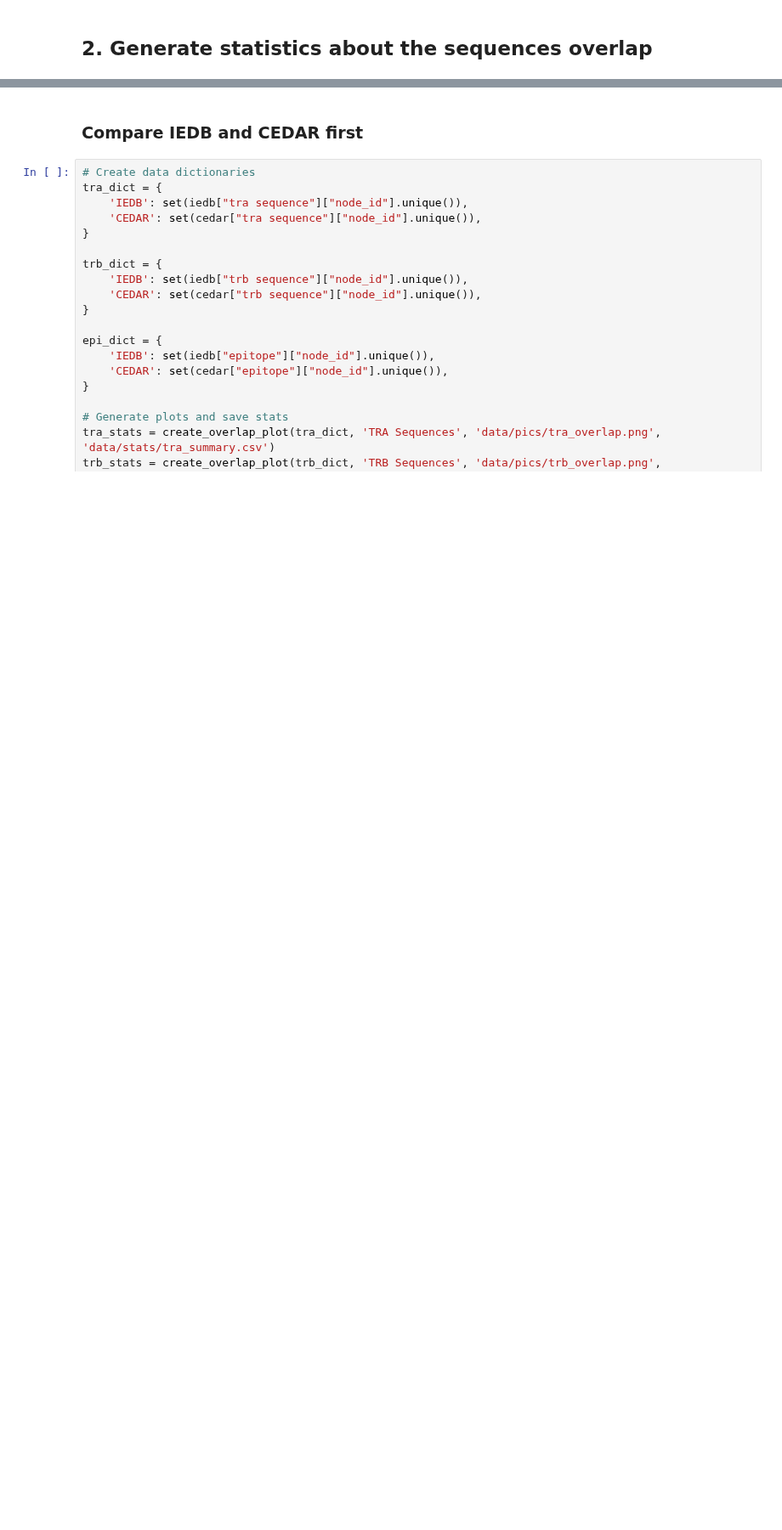
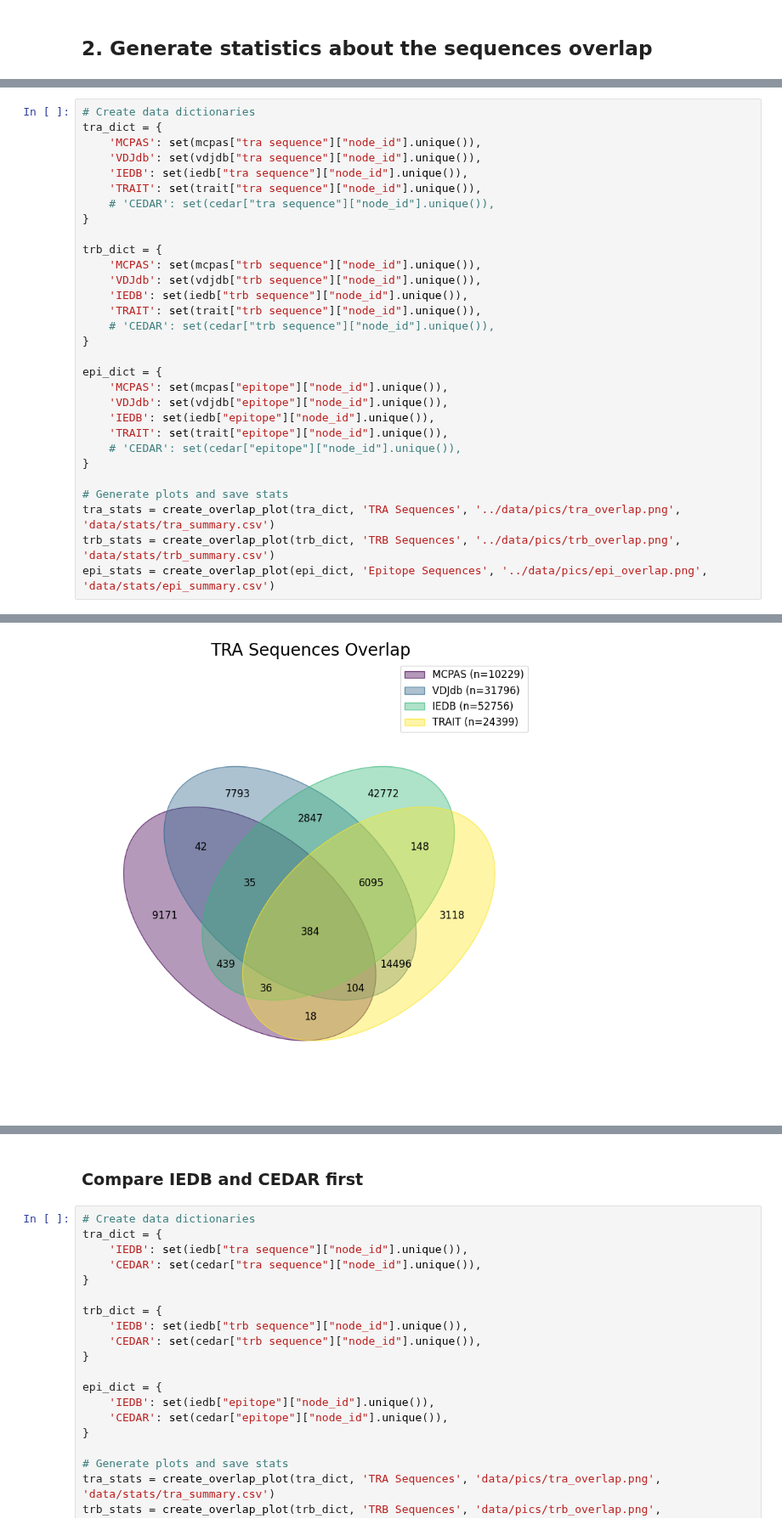
Before and after one commit to biocypher/iggytop, a Jupyter notebook: notebooks/2_statistics_dbs.ipynb, the cells around one changed output, grey strips where cells are left out. Shown at 85% size. Cells and saved outputs as stored; diff of their text form; blank space fills up the shorter version.

```diff
--- a/notebooks/2_statistics_dbs.ipynb
+++ b/notebooks/2_statistics_dbs.ipynb
@@ -235,0 +374,31 @@ def create_overlap_plot(data_dict, title, save_path, stats_save_path):
+# %%
+# Create data dictionaries
+tra_dict = {
+    'MCPAS': set(mcpas["tra sequence"]["node_id"].unique()),
+    'VDJdb': set(vdjdb["tra sequence"]["node_id"].unique()),
+    'IEDB': set(iedb["tra sequence"]["node_id"].unique()),
+    'TRAIT': set(trait["tra sequence"]["node_id"].unique()),
+    # 'CEDAR': set(cedar["tra sequence"]["node_id"].unique()),
+}
+
+trb_dict = {
+    'MCPAS': set(mcpas["trb sequence"]["node_id"].unique()),
+    'VDJdb': set(vdjdb["trb sequence"]["node_id"].unique()),
+    'IEDB': set(iedb["trb sequence"]["node_id"].unique()),
+    'TRAIT': set(trait["trb sequence"]["node_id"].unique()),
+    # 'CEDAR': set(cedar["trb sequence"]["node_id"].unique()),
+}
+
+epi_dict = {
+    'MCPAS': set(mcpas["epitope"]["node_id"].unique()),
+    'VDJdb': set(vdjdb["epitope"]["node_id"].unique()),
+    'IEDB': set(iedb["epitope"]["node_id"].unique()),
+    'TRAIT': set(trait["epitope"]["node_id"].unique()),
+    # 'CEDAR': set(cedar["epitope"]["node_id"].unique()),
+}
+
+# Generate plots and save stats
+tra_stats = create_overlap_plot(tra_dict, 'TRA Sequences', '../data/pics/tra_overlap.png', 'data/stats/tra_summary.csv')
+trb_stats = create_overlap_plot(trb_dict, 'TRB Sequences', '../data/pics/trb_overlap.png', 'data/stats/trb_summary.csv')
+epi_stats = create_overlap_plot(epi_dict, 'Epitope Sequences', '../data/pics/epi_overlap.png', 'data/stats/epi_summary.csv')
+# %% [output]
@@ -235,0 +423 @@ def create_overlap_plot(data_dict, title, save_path, stats_save_path):
+[figure, added]
```
Also changed, not shown: parts of 16 cells of this notebook, 8 other files.
